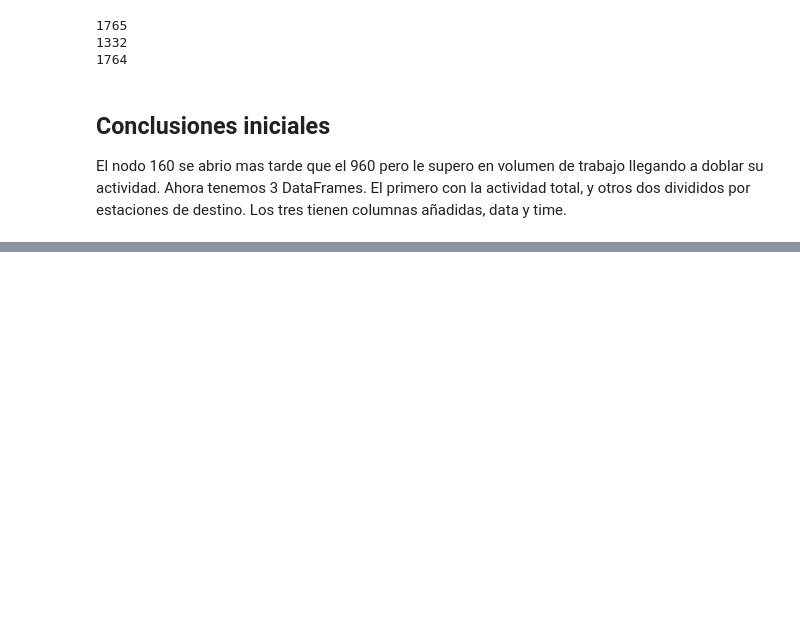
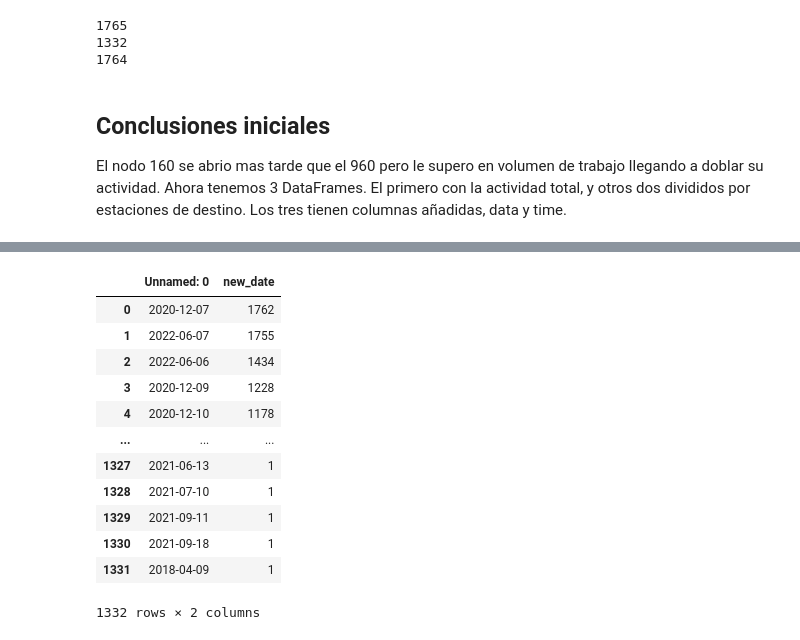
Before and after one commit to Peskysa/valverde, a Jupyter notebook: de_cero.ipynb, the cells around one changed output, grey strips where cells are left out. Cells and saved outputs as stored; diff of their text form; code cells hidden in the pictures; blank space fills up the shorter version.

```diff
--- a/de_cero.ipynb
+++ b/de_cero.ipynb
@@ -122,0 +149,18 @@ Ahora tenemos 3 DataFrames. El primero con la actividad total, y otros dos divid
+# %%
+# lo mismo con este
+date_160 = pd.read_excel('date_160.xlsx')
+date_160
+# %% [output]
+|  | Unnamed: 0 | new_date |
+| 0 | 2020-12-07 | 1762 |
+| 1 | 2022-06-07 | 1755 |
+| 2 | 2022-06-06 | 1434 |
+| 3 | 2020-12-09 | 1228 |
+| 4 | 2020-12-10 | 1178 |
+| ... | ... | ... |
+| 1327 | 2021-06-13 | 1 |
+| 1328 | 2021-07-10 | 1 |
+| 1329 | 2021-09-11 | 1 |
+| 1330 | 2021-09-18 | 1 |
+| 1331 | 2018-04-09 | 1 |
+1332 rows × 2 columns
```
Also changed, not shown: parts of 5 cells of this notebook, 15 other files.
